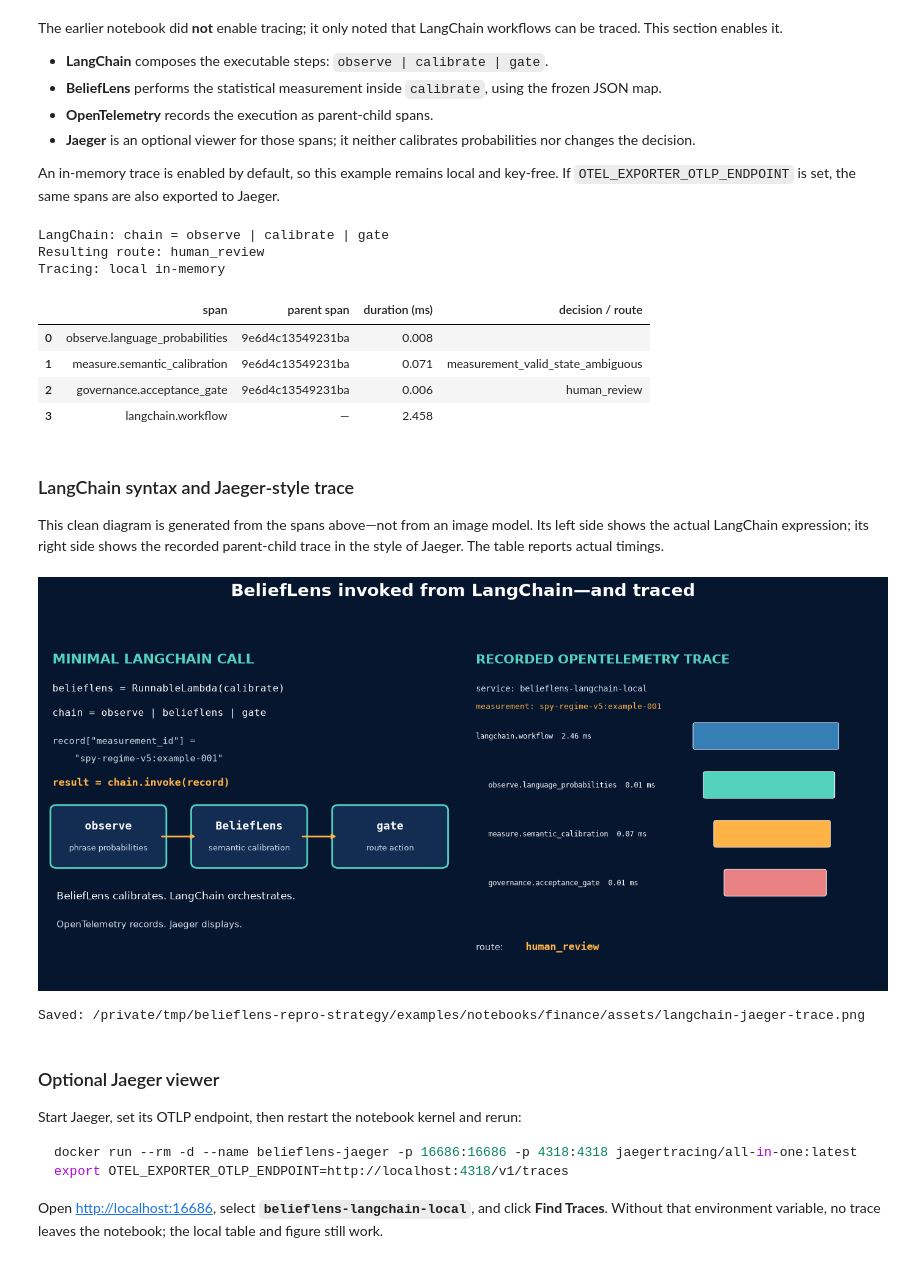
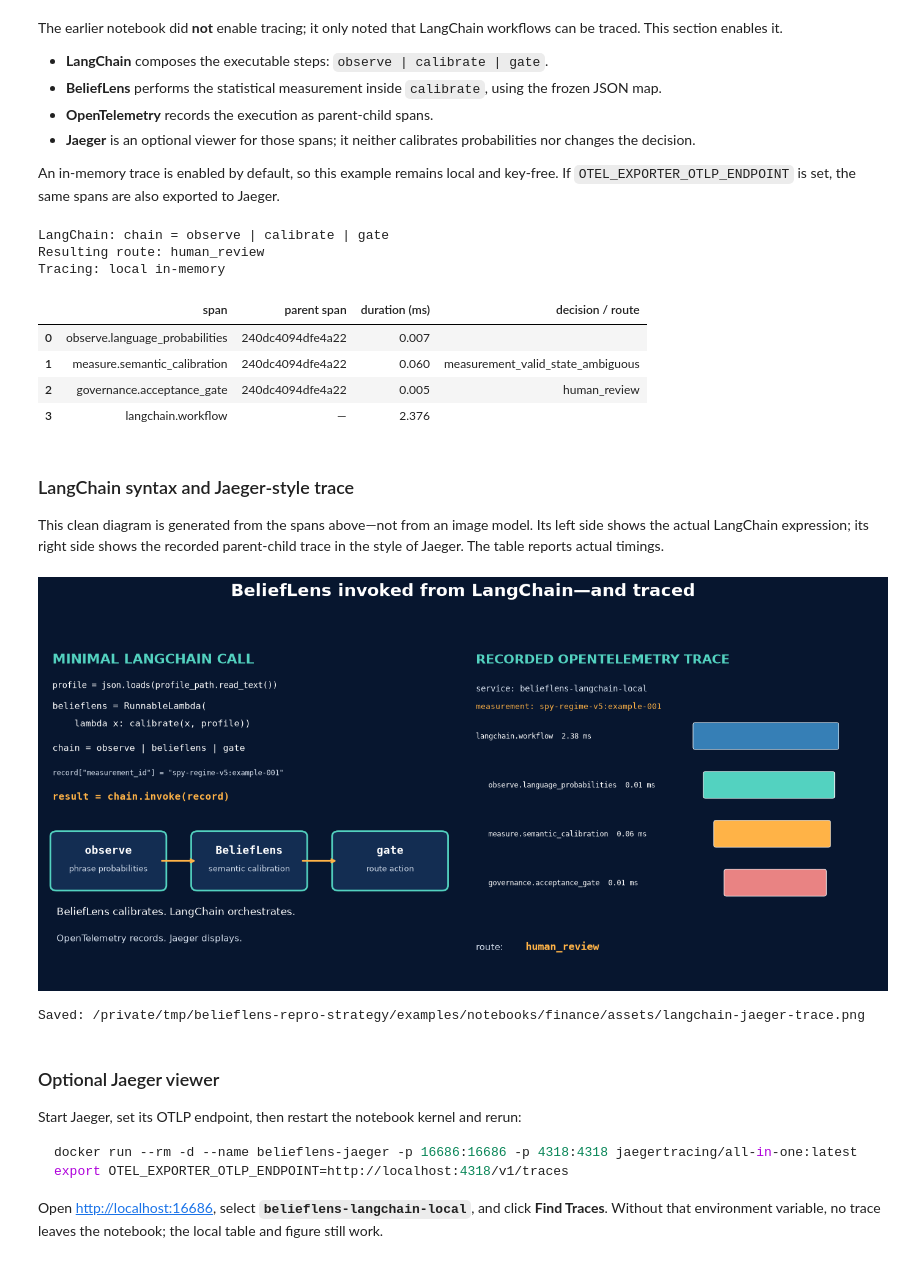
Before and after one commit to mfrdixon/BeliefLens-RSS-Reproducibility, a Jupyter notebook: examples/notebooks/finance/BeliefLens_LangChain_measurement.ipynb, the cells around one changed output. Drawn from its saved outputs; the diff is of its cells as text; code cells hidden in the pictures.

Commit message:
Pass frozen profile into LangChain measurement

```diff
--- a/examples/notebooks/finance/BeliefLens_LangChain_measurement.ipynb
+++ b/examples/notebooks/finance/BeliefLens_LangChain_measurement.ipynb
@@ -82,14 +82,14 @@ In a live workflow, an upstream provider-specific node would supply the phrase p
 
 The calibration is the statistical contribution; LangChain does not make the probabilities more accurate. Its contribution is operational: the same measurement becomes a standard runnable node that can be composed with upstream evidence/model nodes, executed in batches, traced, retried and connected to conditional downstream actions.
 # %%
-states = profile['states']
 ACCEPTANCE_THRESHOLD = 0.80  # Illustrative; validate and freeze for a real workflow.
 MINIMUM_MARGIN = 0.15       # Illustrative separation from the second state.
-candidates = profile['input_candidates']
-coefficients = np.asarray(profile['coefficients'], dtype=float)
-intercept = np.asarray(profile['intercept'], dtype=float)
 
-def apply_frozen_calibration(value):
+def apply_frozen_calibration(value, frozen_profile, frozen_profile_sha256):
+    states = frozen_profile['states']
+    candidates = frozen_profile['input_candidates']
+    coefficients = np.asarray(frozen_profile['coefficients'], dtype=float)
+    intercept = np.asarray(frozen_profile['intercept'], dtype=float)
     supplied = value['language_probabilities']
     probabilities = np.asarray([float(supplied[name]) for name in candidates], dtype=float)
     if np.any(probabilities <= 0) or not np.isclose(probabilities.sum(), 1.0, atol=1e-6):
@@ -135,13 +135,13 @@ def apply_frozen_calibration(value):
         'acceptance_checks': acceptance_checks,
         'reasons': reasons,
         'decision': decision,
-        'measurement_profile_sha256': profile_hash,
+        'measurement_profile_sha256': frozen_profile_sha256,
         'execution_mode': 'local_frozen_calibration',
         'provider_calls': 0,
         'belieflens_api_calls': 0,
     }
 
-measurement = RunnableLambda(apply_frozen_calibration)
+measurement = RunnableLambda(lambda value: apply_frozen_calibration(value, profile, profile_hash))
 print('Local calibrated measurement runnable created.')
 # %% [output]
 Local calibrated measurement runnable created.
@@ -264,9 +264,9 @@ def observe(value):
         span.set_attribute('observation.id', str(value['observation_id']))
         return value
 
-def calibrate(value):
+def calibrate(value, frozen_profile):
     with tracer.start_as_current_span('measure.semantic_calibration') as span:
-        out = apply_frozen_calibration(value)
+        out = apply_frozen_calibration(value, frozen_profile, profile_hash)
         span.set_attribute('measurement.id', str(value['measurement_id']))
         span.set_attribute('measurement.leading_state', out['leading_state'])
         span.set_attribute('measurement.leading_probability', out['leading_probability'])
@@ -282,7 +282,7 @@ def gate(value):
         return {'measurement':value, 'route':next_route}
 
 # Actual LangChain Expression Language (LCEL) syntax
-belieflens = RunnableLambda(calibrate)
+belieflens = RunnableLambda(lambda value: calibrate(value, profile))
 chain = RunnableLambda(observe) | belieflens | RunnableLambda(gate)
 memory_exporter.clear()
 with tracer.start_as_current_span('langchain.workflow') as workflow_span:
@@ -305,10 +305,10 @@ LangChain: chain = observe | calibrate | gate
 Resulting route: human_review
 Tracing: local in-memory
 |  | span | parent span | duration (ms) | decision / route |
-| 0 | observe.language_probabilities | 9e6d4c13549231ba | 0.008 |  |
-| 1 | measure.semantic_calibration | 9e6d4c13549231ba | 0.071 | measurement_valid_state_ambiguous |
-| 2 | governance.acceptance_gate | 9e6d4c13549231ba | 0.006 | human_review |
-| 3 | langchain.workflow | — | 2.458 |  |
+| 0 | observe.language_probabilities | 240dc4094dfe4a22 | 0.007 |  |
+| 1 | measure.semantic_calibration | 240dc4094dfe4a22 | 0.060 | measurement_valid_state_ambiguous |
+| 2 | governance.acceptance_gate | 240dc4094dfe4a22 | 0.005 | human_review |
+| 3 | langchain.workflow | — | 2.376 |  |
 # %% [markdown]
 ### LangChain syntax and Jaeger-style trace
 
@@ -316,39 +316,40 @@ This clean diagram is generated from the spans above—not from an image model.
 # %%
 import matplotlib.pyplot as plt
 from matplotlib.patches import FancyBboxPatch
 fig,(a,b)=plt.subplots(1,2,figsize=(14,7)); fig.patch.set_facecolor('#07162f')
 for ax in (a,b): ax.set_facecolor('#07162f'); ax.axis('off')
 a.text(.02,.92,'MINIMAL LANGCHAIN CALL',color='#53d2c0',size=16,weight='bold')
-a.text(.02,.84,'belieflens = RunnableLambda(calibrate)',color='white',size=11.5,family='monospace')
-a.text(.02,.77,'chain = observe | belieflens | gate',color='white',size=11.5,family='monospace')
-a.text(.02,.69,'record["measurement_id"] =',color='#d4deec',size=10.5,family='monospace')
-a.text(.02,.64,'    "spy-regime-v5:example-001"',color='#d4deec',size=10.5,family='monospace')
-a.text(.02,.57,'result = chain.invoke(record)',color='#ffb347',size=12.5,weight='bold',family='monospace')
+a.text(.02,.85,'profile = json.loads(profile_path.read_text())',color='white',size=9.8,family='monospace')
+a.text(.02,.79,'belieflens = RunnableLambda(',color='white',size=10.5,family='monospace')
+a.text(.02,.74,'    lambda x: calibrate(x, profile))',color='white',size=10.5,family='monospace')
+a.text(.02,.67,'chain = observe | belieflens | gate',color='white',size=10.5,family='monospace')
+a.text(.02,.60,'record["measurement_id"] = "spy-regime-v5:example-001"',color='#d4deec',size=8.8,family='monospace')
+a.text(.02,.53,'result = chain.invoke(record)',color='#ffb347',size=11.8,weight='bold',family='monospace')
 items=[(.03,'observe','phrase probabilities'),(.37,'BeliefLens','semantic calibration'),(.71,'gate','route action')]
 for x,t,s in items:
- a.add_patch(FancyBboxPatch((x,.35),.25,.15,boxstyle='round,pad=.015',facecolor='#132d52',edgecolor='#53d2c0',lw=2))
- a.text(x+.125,.445,t,ha='center',color='white',size=13,weight='bold',family='monospace'); a.text(x+.125,.385,s,ha='center',color='#d4deec',size=9)
-for x,y in [(.28,.37),(.62,.71)]: a.annotate('',(y,.425),(x,.425),arrowprops={'arrowstyle':'->','color':'#ffb347','lw':2})
-a.text(.03,.245,'BeliefLens calibrates. LangChain orchestrates.',color='white',size=12)
-a.text(.03,.165,'OpenTelemetry records. Jaeger displays.',color='#d4deec',size=11)
+ a.add_patch(FancyBboxPatch((x,.285),.25,.14,boxstyle='round,pad=.015',facecolor='#132d52',edgecolor='#53d2c0',lw=2))
+ a.text(x+.125,.375,t,ha='center',color='white',size=13,weight='bold',family='monospace'); a.text(x+.125,.325,s,ha='center',color='#d4deec',size=9)
+for x,y in [(.28,.37),(.62,.71)]: a.annotate('',(y,.355),(x,.355),arrowprops={'arrowstyle':'->','color':'#ffb347','lw':2})
+a.text(.03,.20,'BeliefLens calibrates. LangChain orchestrates.',color='white',size=12)
+a.text(.03,.125,'OpenTelemetry records. Jaeger displays.',color='#d4deec',size=11)
 b.text(.02,.92,'RECORDED OPENTELEMETRY TRACE',color='#53d2c0',size=15,weight='bold')
 b.text(.02,.84,'service: belieflens-langchain-local',color='#d4deec',size=10,family='monospace')
 b.text(.02,.79,'measurement: '+record['measurement_id'],color='#ffb347',size=9.5,family='monospace')
 order=['langchain.workflow','observe.language_probabilities','measure.semantic_calibration','governance.acceptance_gate']
 colors=['#367fb6','#53d2c0','#ffb347','#e98383']
 span_by_name={s.name:s for s in spans}
 for i,(name,col) in enumerate(zip(order,colors)):
  y=.68-i*.14
  duration=(span_by_name[name].end_time-span_by_name[name].start_time)/1e6
  b.text(.02+(.03 if i else 0),y+.025,f'{name}  {duration:.2f} ms',color='white',size=8.8,family='monospace')
  b.add_patch(FancyBboxPatch((.55+i*.025,y),.34-i*.035,.065,boxstyle='round,pad=.006',facecolor=col,edgecolor='white',lw=.7))
 b.text(.02,.10,'route:',color='#d4deec',size=11); b.text(.14,.10,traced_result['route'],color='#ffb347',size=12,weight='bold',family='monospace')
 fig.suptitle('BeliefLens invoked from LangChain—and traced',color='white',size=20,weight='bold')
 fig.tight_layout(rect=(0,.02,1,.94))
 path=ROOT/'assets'/'langchain-jaeger-trace.png'; fig.savefig(path,dpi=180,facecolor=fig.get_facecolor(),bbox_inches='tight'); plt.show()
 print('Saved:',path.resolve())
 # %% [output]
-[figure, old version]
+[figure, new version]
 Saved: /private/tmp/belieflens-repro-strategy/examples/notebooks/finance/assets/langchain-jaeger-trace.png
 # %% [markdown]
 ### Optional Jaeger viewer
```
Also changed, not shown: parts of 1 cell of this notebook, 2 other files.
